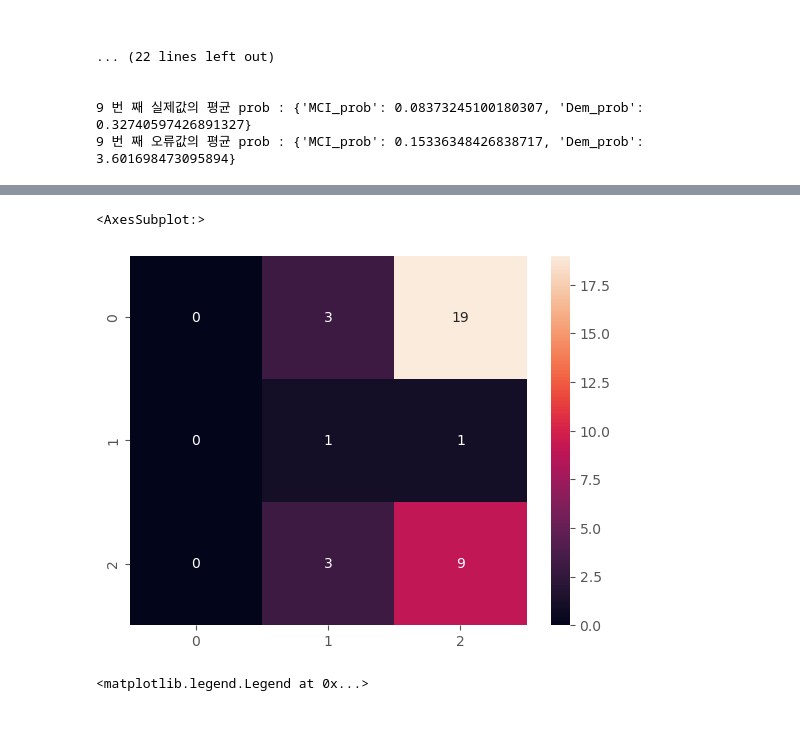
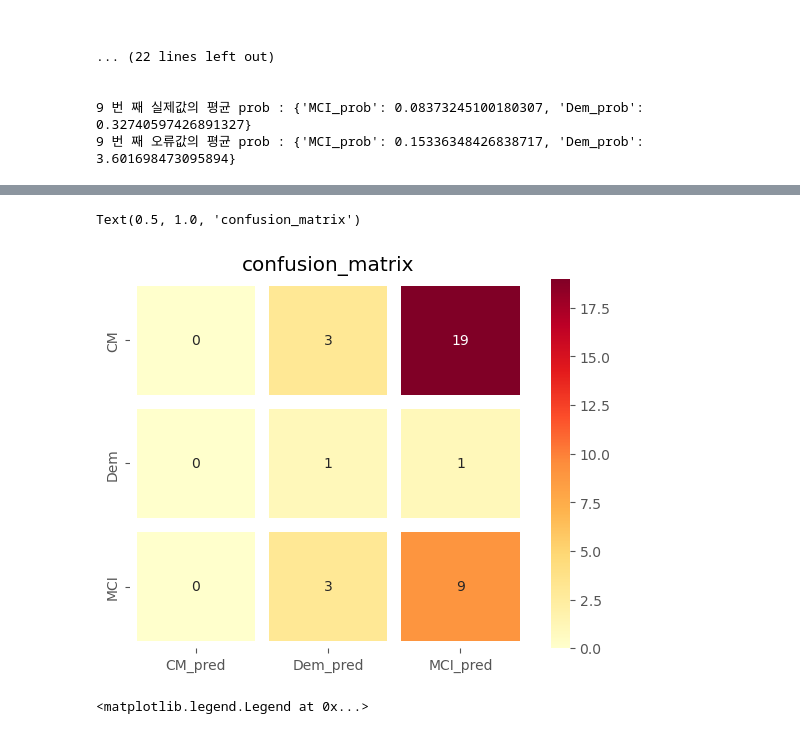
Before and after one commit to yonghyeun/Dementia_Analysis, a Jupyter notebook: LifeLog data/[라이프로그] 활동내역 데이터 모델링.ipynb, the cells around one changed output, grey strips where cells are left out. Saved outputs shown, nothing was run; the diff lists cells and outputs as text; code cells hidden in the pictures.

```diff
--- a/LifeLog data/[라이프로그] 활동내역 데이터 모델링.ipynb
+++ b/LifeLog data/[라이프로그] 활동내역 데이터 모델링.ipynb
@@ -270,7 +270,7 @@ from sklearn.preprocessing import PolynomialFeatures
 4. Polynomial Feature 로 변수의 복잡도를 올려봄 -> 안됨
 5. loss method를 mean_squared _error 로 변경하고 해보자
 # %%
-REPEATE = 10
+REPEATE = 5
 
 poly = PolynomialFeatures(degree =3, include_bias=False)
 
@@ -278,16 +278,16 @@ poly = PolynomialFeatures(degree =3, include_bias=False)
 X = data[selected_features]
 
 # X = data.drop('target',axis = 1)
-Y = data['target']
+# Y = data['target']
 
 X = poly.fit_transform(X)
 
 params= {'INPUT_SHAPE':X.shape[1:],
-        'FIRST_NODE':512,
+        'FIRST_NODE':516,
         'ALPHA':0.01,
         'LAYERS':15,
         'HIDDEN_NODE':256,
-        'DROPOUT_RATE':0.5}
+        'DROPOUT_RATE':0.3}
 
 
 optimizers = {'loss': 'categorical_crossentropy',
@@ -296,7 +296,7 @@ optimizers = {'loss': 'categorical_crossentropy',
 
 early_stopping = tf.keras.callbacks.EarlyStopping(monitor = 'val_accuracy', patience = 50)
 
-fig,ax = plt.subplots(ncols = 5, nrows = 2,
+fig,ax = plt.subplots(ncols = 5, nrows = 1,
                         figsize = (15,10))
 ax = ax.flatten()
 
@@ -307,7 +307,7 @@ x_test_list = []
 y_test_list = []
 model_list = []
 
-smote = SMOTE(random_state=42)
+# smote = SMOTE(random_state=42)
 
 for i in range(REPEATE):
 
@@ -333,7 +333,8 @@ for i in range(REPEATE):
                 validation_data = (x_test,y_test),
                 epochs = 9999,
                 callbacks = [early_stopping],
-                verbose = 0)
+                verbose = 0,
+                class_weight = {0:10,1:30,2:60})
 
     model_list.append(model)
 
@@ -477,9 +474,11 @@ for prob in probs:
 # %%
-sns.heatmap(confusion_matrix(enc.fit_transform(y_test_list[0]),result),
-            annot= True)
+sns.heatmap(pd.DataFrame(confusion_matrix(enc.fit_transform(y_test_list[0]),result),index = ['CM','Dem','MCI'],
+                                                                        columns  = ['CM_pred','Dem_pred','MCI_pred']),
+            annot = True, cmap = 'YlOrRd', linewidths = 10)
+plt.title('confusion_matrix')
 # %% [output]
-<AxesSubplot:>
+Text(0.5, 1.0, 'confusion_matrix')
-[figure, old version]
+[figure, new version]
 # %%
 REPEATE = 10
 
```
Also changed, not shown: parts of 22 cells of this notebook, 9 other files.
